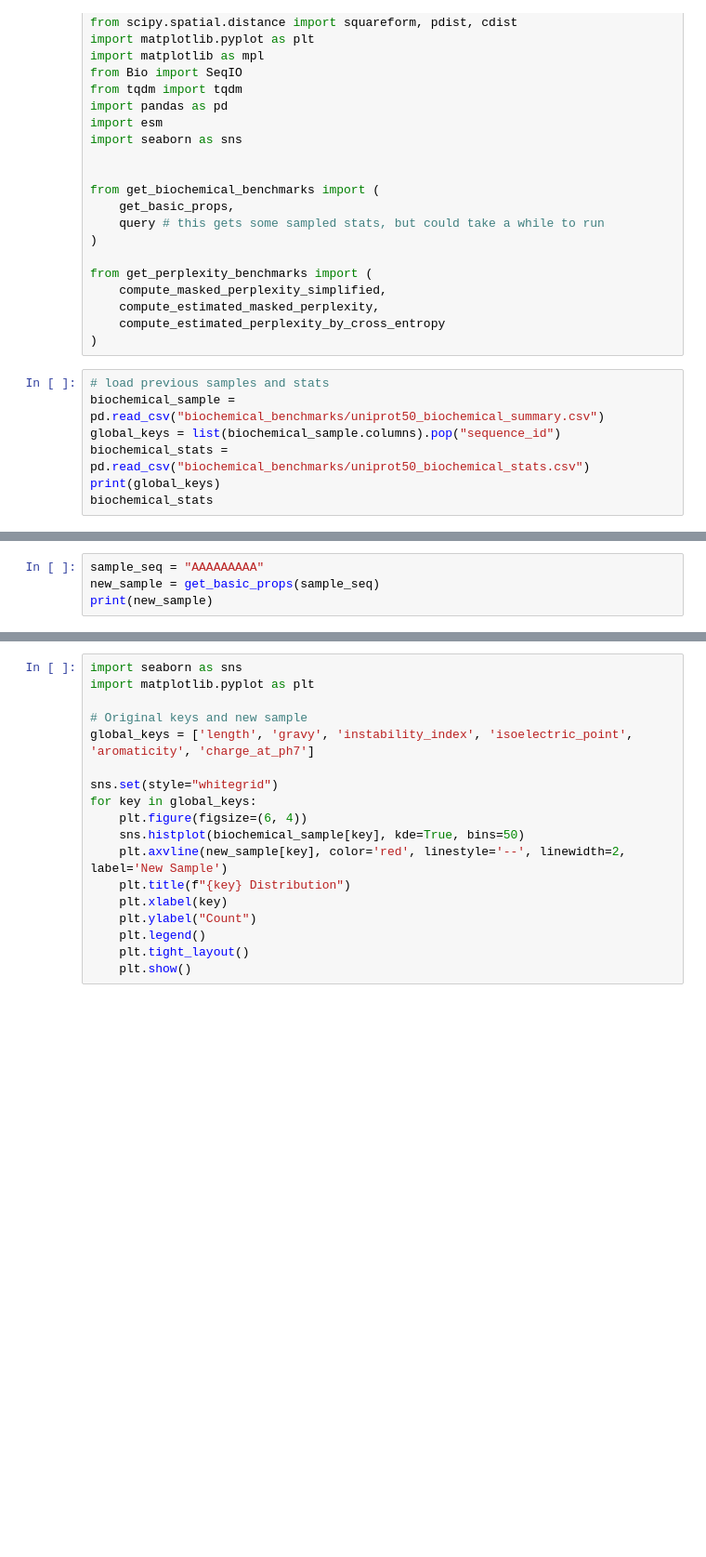
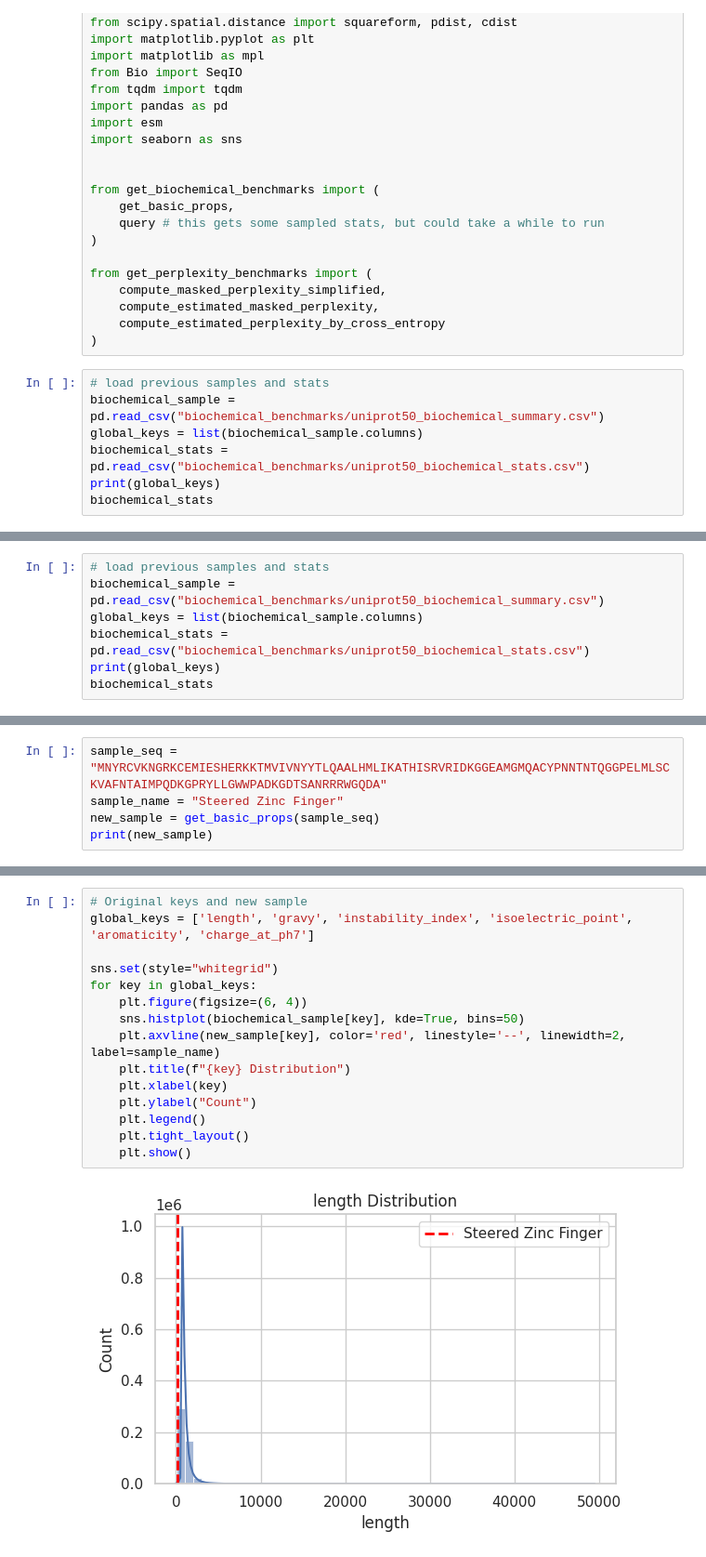
Before and after one commit to arjun-banerjee/PLMNeuron, a Jupyter notebook: benchmarks/inference.ipynb, the cells around one changed output, grey strips where cells are left out. Shown at 93% size. Drawn from its saved outputs; the diff is of its cells as text; blank space fills up the shorter version.

```diff
--- a/benchmarks/inference.ipynb
+++ b/benchmarks/inference.ipynb
@@ -32,7 +32,7 @@ from get_perplexity_benchmarks import (
 # %%
 # load previous samples and stats
 biochemical_sample = pd.read_csv("biochemical_benchmarks/uniprot50_biochemical_summary.csv")
-global_keys = list(biochemical_sample.columns).pop("sequence_id")
+global_keys = list(biochemical_sample.columns)
 biochemical_stats = pd.read_csv("biochemical_benchmarks/uniprot50_biochemical_stats.csv")
 print(global_keys)
 biochemical_stats
@@ -71,0 +73,7 @@ for key in global_keys:
+# %%
+# load previous samples and stats
+biochemical_sample = pd.read_csv("biochemical_benchmarks/uniprot50_biochemical_summary.csv")
+global_keys = list(biochemical_sample.columns)
+biochemical_stats = pd.read_csv("biochemical_benchmarks/uniprot50_biochemical_stats.csv")
+print(global_keys)
+biochemical_stats
@@ -72,5 +91,6 @@ for key in global_keys:
 # %%
-sample_seq = "AAAAAAAAA"
+sample_seq = "MNYRCVKNGRKCEMIESHERKKTMVIVNYYTLQAALHMLIKATHISRVRIDKGGEAMGMQACYPNNTNTQGGPELMLSCKVAFNTAIMPQDKGPRYLLGWWPADKGDTSANRRRWGQDA"
+sample_name = "Steered Zinc Finger"
 new_sample = get_basic_props(sample_seq)
 print(new_sample)
 # %% [output]
@@ -78,18 +98,17 @@ print(new_sample)
 # %%
-import seaborn as sns
-import matplotlib.pyplot as plt
-
 # Original keys and new sample
 global_keys = ['length', 'gravy', 'instability_index', 'isoelectric_point', 'aromaticity', 'charge_at_ph7']
 
 sns.set(style="whitegrid")
 for key in global_keys:
     plt.figure(figsize=(6, 4))
     sns.histplot(biochemical_sample[key], kde=True, bins=50)
-    plt.axvline(new_sample[key], color='red', linestyle='--', linewidth=2, label='New Sample')
+    plt.axvline(new_sample[key], color='red', linestyle='--', linewidth=2, label=sample_name)
     plt.title(f"{key} Distribution")
     plt.xlabel(key)
     plt.ylabel("Count")
     plt.legend()
     plt.tight_layout()
     plt.show()
+# %% [output]
+[figure, added]
```
Also changed, not shown: parts of 8 cells of this notebook, 5 other files.
